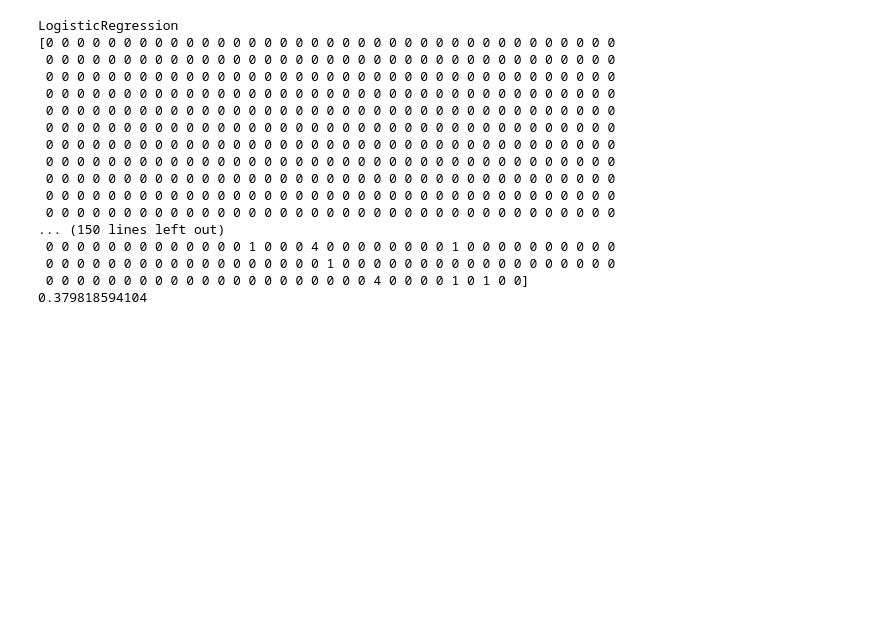
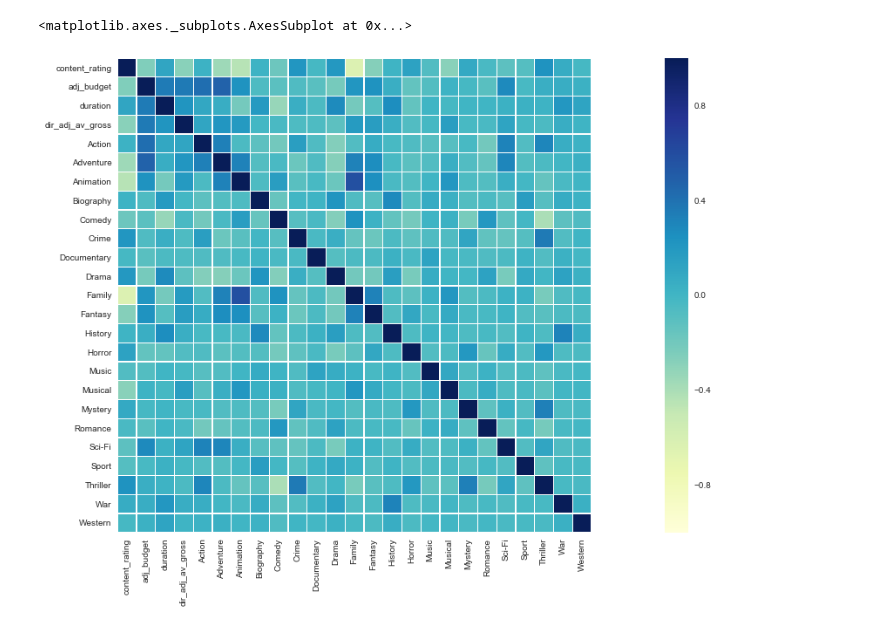
Before and after one commit to tailless/pyfun, a Jupyter notebook: Classify_with_Genres_and_ROI.ipynb, the cells around one changed output. Saved outputs shown, nothing was run; the diff lists cells and outputs as text; code cells hidden in the pictures; blank space fills up the shorter version.

Commit message:
Updated ROI bands and Predictions

```diff
--- a/Classify_with_Genres_and_ROI.ipynb
+++ b/Classify_with_Genres_and_ROI.ipynb
@@ -43,11 +20,5 @@ list(le.classes_)
 # %%
-#Using content rating & budget and genres to predict gross earnings
-X = imdb.loc[:, ['content_rating','budget','Action', 'Adventure', 'Animation', 'Biography', 'Comedy', 'Crime',
-       'Documentary', 'Drama', 'Family', 'Fantasy', 'History', 'Horror',
-       'Music', 'Musical', 'Mystery', 'Romance', 'Sci-Fi', 'Sport',
-       'Thriller', 'War', 'Western']].values
+#Using content rating & adjusted budget, duration, dir_adj_av_gross and genres to predict gross earnings
+X = imdb.loc[:, ['content_rating','adj_budget','duration','dir_adj_av_gross','Action', 'Adventure', 'Animation', 'Biography', 'Comedy', 'Crime','Documentary', 'Drama', 'Family', 'Fantasy', 'History', 'Horror','Music', 'Musical', 'Mystery', 'Romance', 'Sci-Fi', 'Sport','Thriller', 'War', 'Western']]
 y = imdb.loc[:, 'ROI_band'].values
-
-from sklearn.model_selection import train_test_split
-X_train, X_test, y_train, y_test = train_test_split(X, y, test_size=0.3, random_state=8)
 # %%
@@ -93,48 +87,16 @@ KNeighborsClassifier
-# %%
-clf = LogisticRegression()
-clf.fit(trainingData, trainingScores)
-print("LogisticRegression")
-print(clf.predict(predictionData))
-print(clf.score(predictionData, predictionScores))
-
-clf = DecisionTreeClassifier()
-clf.fit(trainingData, trainingScores)
-print("DecisionTreeClassifier")
-print(clf.predict(predictionData))
-print(clf.score(predictionData, predictionScores))
-
-clf = LinearDiscriminantAnalysis()
-clf.fit(trainingData, trainingScores)
-print("LinearDiscriminantAnalysis")
-print(clf.predict(predictionData))
-print(clf.score(predictionData, predictionScores))
-
-clf = GaussianNB()
-clf.fit(trainingData, trainingScores)
-print("GaussianNB")
-print(clf.predict(predictionData))
-print(clf.score(predictionData, predictionScores))
-
-clf = SVC()
-clf.fit(trainingData, trainingScores)
-print("SVC")
-print(clf.predict(predictionData))
-print(clf.score(predictionData, predictionScores))
-# %% [output]
-LogisticRegression
-[0 0 0 0 0 0 0 0 0 0 0 0 0 0 0 0 0 0 0 0 0 0 0 0 0 0 0 0 0 0 0 0 0 0 0 0 0
- 0 0 0 0 0 0 0 0 0 0 0 0 0 0 0 0 0 0 0 0 0 0 0 0 0 0 0 0 0 0 0 0 0 0 0 0 0
- 0 0 0 0 0 0 0 0 0 0 0 0 0 0 0 0 0 0 0 0 0 0 0 0 0 0 0 0 0 0 0 0 0 0 0 0 0
- 0 0 0 0 0 0 0 0 0 0 0 0 0 0 0 0 0 0 0 0 0 0 0 0 0 0 0 0 0 0 0 0 0 0 0 0 0
- 0 0 0 0 0 0 0 0 0 0 0 0 0 0 0 0 0 0 0 0 0 0 0 0 0 0 0 0 0 0 0 0 0 0 0 0 0
- 0 0 0 0 0 0 0 0 0 0 0 0 0 0 0 0 0 0 0 0 0 0 0 0 0 0 0 0 0 0 0 0 0 0 0 0 0
- 0 0 0 0 0 0 0 0 0 0 0 0 0 0 0 0 0 0 0 0 0 0 0 0 0 0 0 0 0 0 0 0 0 0 0 0 0
- 0 0 0 0 0 0 0 0 0 0 0 0 0 0 0 0 0 0 0 0 0 0 0 0 0 0 0 0 0 0 0 0 0 0 0 0 0
- 0 0 0 0 0 0 0 0 0 0 0 0 0 0 0 0 0 0 0 0 0 0 0 0 0 0 0 0 0 0 0 0 0 0 0 0 0
- 0 0 0 0 0 0 0 0 0 0 0 0 0 0 0 0 0 0 0 0 0 0 0 0 0 0 0 0 0 0 0 0 0 0 0 0 0
- 0 0 0 0 0 0 0 0 0 0 0 0 0 0 0 0 0 0 0 0 0 0 0 0 0 0 0 0 0 0 0 0 0 0 0 0 0
-... (150 lines left out)
- 0 0 0 0 0 0 0 0 0 0 0 0 0 1 0 0 0 4 0 0 0 0 0 0 0 0 1 0 0 0 0 0 0 0 0 0 0
- 0 0 0 0 0 0 0 0 0 0 0 0 0 0 0 0 0 0 1 0 0 0 0 0 0 0 0 0 0 0 0 0 0 0 0 0 0
- 0 0 0 0 0 0 0 0 0 0 0 0 0 0 0 0 0 0 0 0 0 4 0 0 0 0 1 0 1 0 0]
-0.379818594104
+# %%
+%matplotlib inline
+import matplotlib.pyplot as plt
+import seaborn as sns
+import numpy as np
+
+# GETTING Correllation matrix
+corr_mat = X.astype(float).corr(method='pearson')
+plt.figure(figsize=(30,10))
+
+#X.head()
+sns.heatmap(corr_mat,linewidths=0.25,vmax=1.0, square=True, cmap="YlGnBu", linecolor='white')
+#sns.heatmap(corr_mat,vmax=1,square=True,annot=True,cmap='cubehelix')
+# %% [output]
+<matplotlib.axes._subplots.AxesSubplot at 0x...>
+[figure, added]
```
Also changed, not shown: parts of 4 cells of this notebook, 6 other files.
